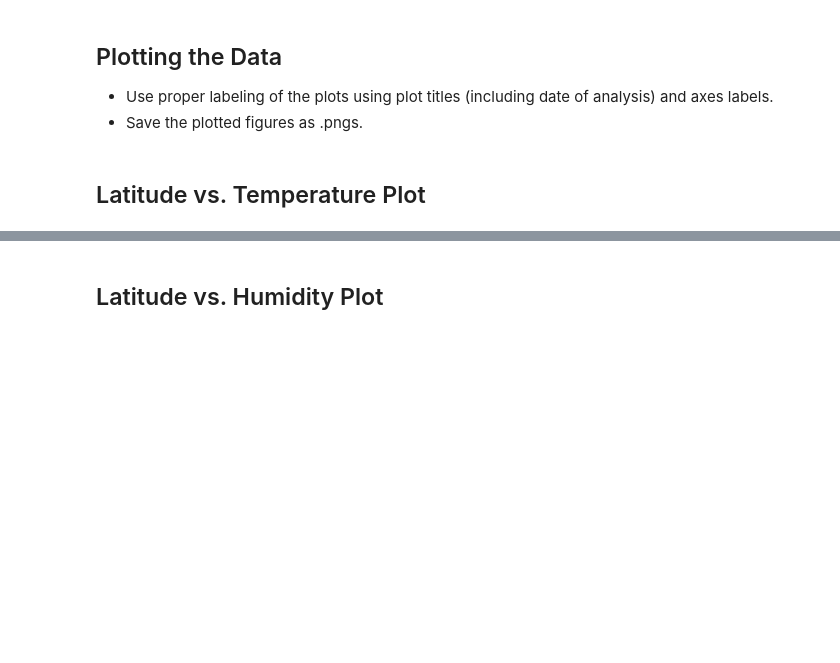
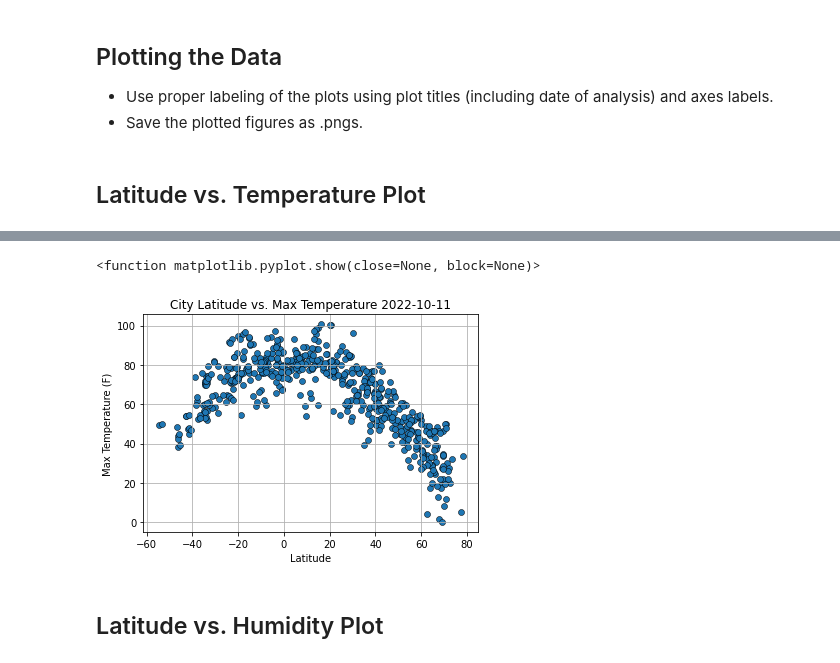
Before and after one commit to foleyg/python-api-challenge, a Jupyter notebook: Instructions/starter_code/WeatherPy.ipynb, the cells around one changed output, grey strips where cells are left out. Cells and saved outputs as stored; diff of their text form; code cells hidden in the pictures; blank space fills up the shorter version.

```diff
--- a/Instructions/starter_code/WeatherPy.ipynb
+++ b/Instructions/starter_code/WeatherPy.ipynb
@@ -75,0 +58,7 @@ Data Retrieval Complete
+# %%
+# Url and units
+url = "http://api.openweathermap.org/data/2.5/weather?"
+units = "imperial"
+
+# Build query URL
+query_url = f"{url}appid={weather_api_key}&units={units}&q="
@@ -75,0 +131,17 @@ Data Retrieval Complete
+# %%
+# Convert raw data to dataframe.
+city_weather_df = pd.DataFrame({
+    "City": cities,
+    "Latitude": lat,
+    "Longitude": lon,
+    "Max Temp": temp_max,
+    "Humidity": humidity,
+    "Cloudiness": cloudiness,
+    "Wind Speed": wind_speed,
+    "Country": country,
+    "Date": date,
+})
+
+# Drop any cities that were skipped because they could not be found using the OpenWeatherMap API.
+city_weather_df = city_weather_df.dropna(how="any")
+print(city_weather_df.count())
@@ -128,3 +182,9 @@ Int64Index([], dtype='int64')
+# %%
+latitudes = city_weather_df["Latitude"]
+max_temps = city_weather_df["Max Temp"]
+humidity = city_weather_df["Humidity"]
+cloudiness = city_weather_df["Cloudiness"]
+wind_speed = city_weather_df["Wind Speed"]
 # %% [markdown]
 ## Plotting the Data
 * Use proper labeling of the plots using plot titles (including date of analysis) and axes labels.
@@ -137,2 +194,18 @@ Int64Index([], dtype='int64')
+# %%
+date_time = datetime.date(datetime.now())
+
+plt.scatter(latitudes, max_temps,
+            edgecolor="black", linewidths=0.5, marker="o",
+            alpha=1, label="Cities")
+
+plt.title(f"City Latitude vs. Max Temperature {date_time}")
+plt.xlabel("Latitude")
+plt.ylabel("Max Temperature (F)")
+plt.grid()
+plt.savefig("latitude_temp.png")
+plt.show
+# %% [output]
+<function matplotlib.pyplot.show(close=None, block=None)>
+[figure, added]
 # %% [markdown]
 ## Latitude vs. Humidity Plot
```
Also changed, not shown: parts of 35 cells of this notebook, 5 other files.
